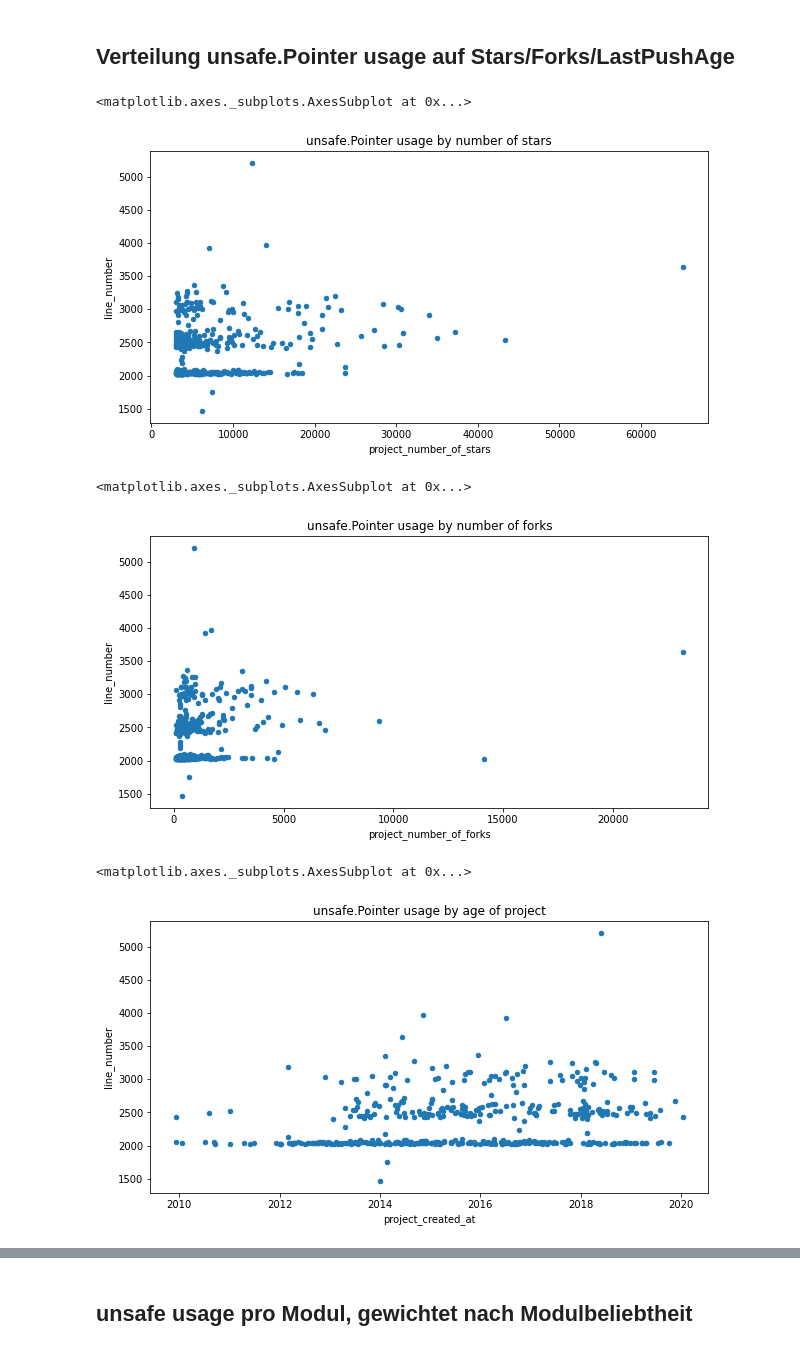
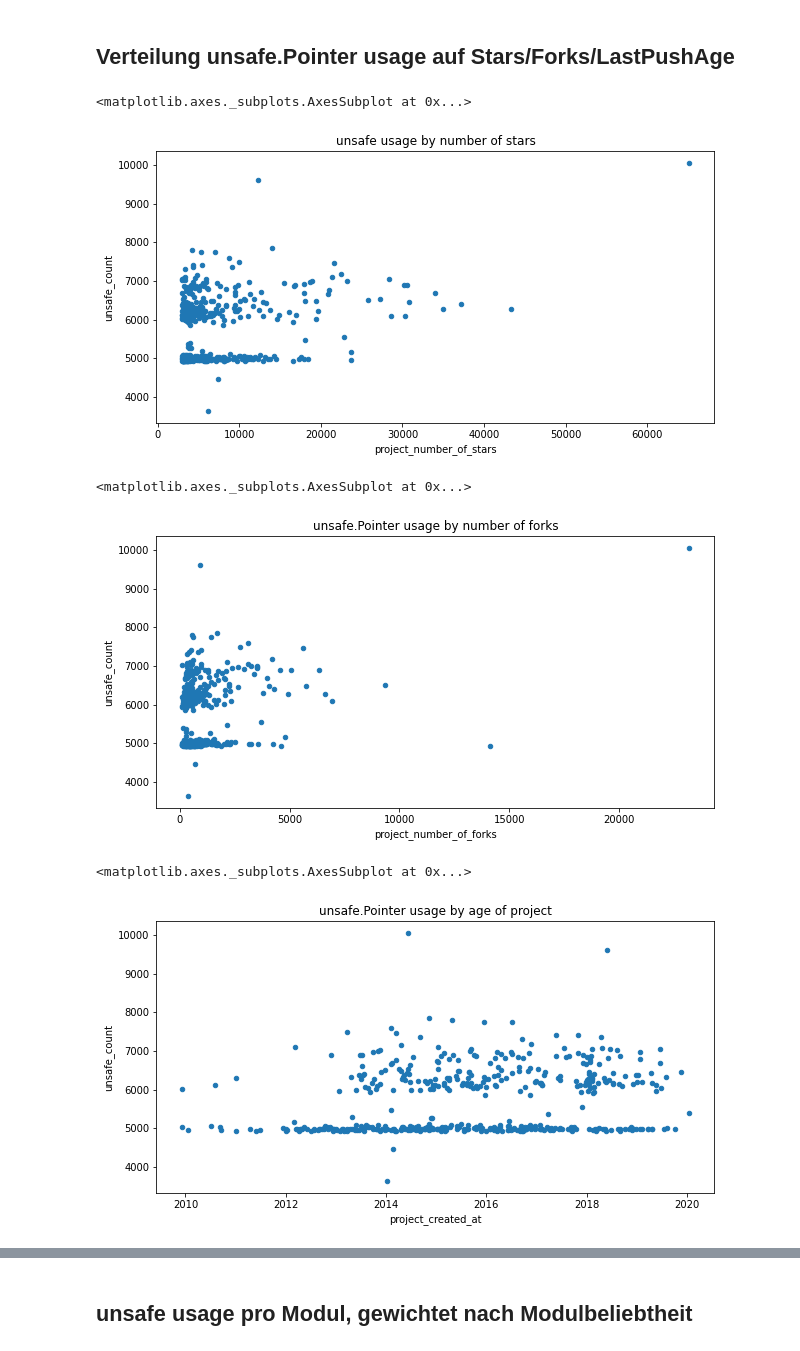
Before and after one commit to jlauinger/master-of-science, a Jupyter notebook: code/data-survey/analysis/data-exploration.ipynb, the cells around one changed output, grey strips where cells are left out. Cells and saved outputs as stored; diff of their text form; code cells hidden in the pictures.

```diff
--- a/code/data-survey/analysis/data-exploration.ipynb
+++ b/code/data-survey/analysis/data-exploration.ipynb
@@ -858,26 +856,34 @@ unsafe_by_project_features_df = mdf\
+# %%
+df1 = grep_df\
+    .groupby('project_name')\
+    .agg(unsafe_count=pd.NamedAgg(column='project_name', aggfunc='count'))
+
+df2 = projects_df
+
+unsafe_by_project_features_df = pd.merge(df1, df2, how='left', on=['project_name'])
 # %%
 unsafe_by_project_features_df\
-    .plot.scatter(x='project_number_of_stars', y='line_number',
-                  title='unsafe.Pointer usage by number of stars',
+    .plot.scatter(x='project_number_of_stars', y='unsafe_count',
+                  title='unsafe usage by number of stars',
                   figsize=(10,5))
 # %% [output]
 <matplotlib.axes._subplots.AxesSubplot at 0x...>
-[figure, old version]
+[figure, new version]
 # %%
 unsafe_by_project_features_df\
-    .plot.scatter(x='project_number_of_forks', y='line_number',
+    .plot.scatter(x='project_number_of_forks', y='unsafe_count',
                   title='unsafe.Pointer usage by number of forks',
                   figsize=(10,5))
 # %% [output]
 <matplotlib.axes._subplots.AxesSubplot at 0x...>
-[figure, old version]
+[figure, new version]
 # %%
 unsafe_by_project_features_df\
-    .plot.scatter(x='project_created_at', y='line_number',
+    .plot.scatter(x='project_created_at', y='unsafe_count',
                   title='unsafe.Pointer usage by age of project',
                   figsize=(10,5))
 # %% [output]
 <matplotlib.axes._subplots.AxesSubplot at 0x...>
-[figure, old version]
+[figure, new version]
 # %%
 unsafe_by_project_features_df\
```
Also changed, not shown: parts of 12 cells of this notebook.
